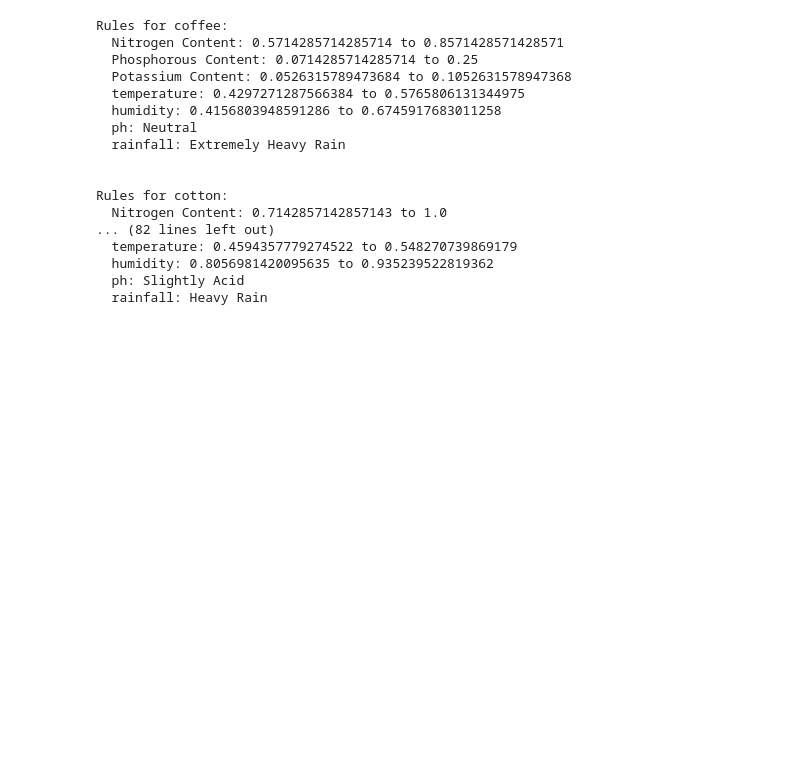
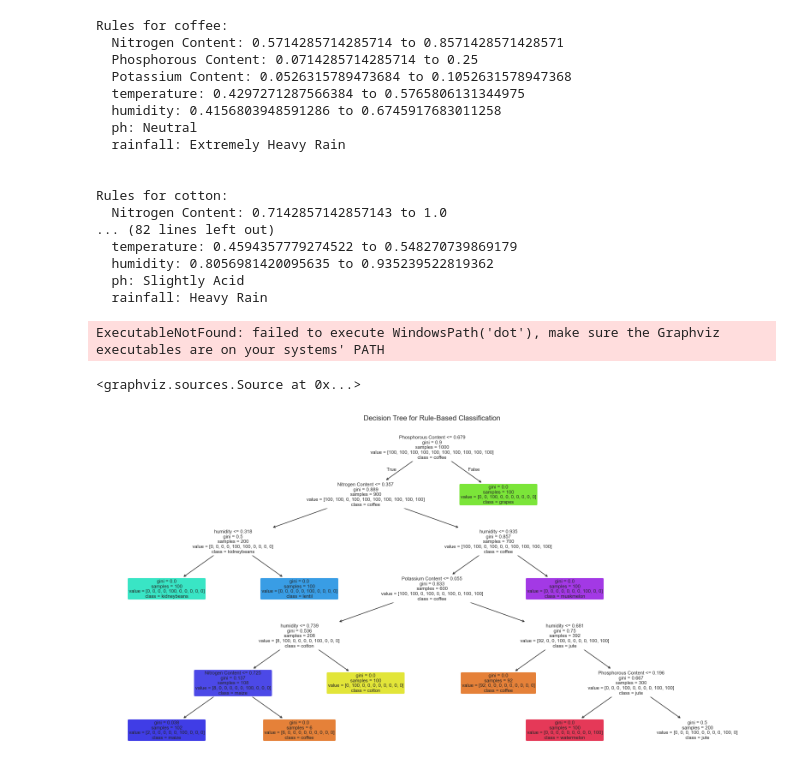
Before and after one commit to Stephen-Coloma/Crop-Recommendation-Machine-Learning, a Jupyter notebook: RuleBasedClassification.ipynb, the cells around one changed output. Drawn from its saved outputs; the diff is of its cells as text; code cells hidden in the pictures; blank space fills up the shorter version.

Commit message:
Created tree visualization for the rule-based classifier

```diff
--- a/RuleBasedClassification.ipynb
+++ b/RuleBasedClassification.ipynb
@@ -49,3 +49,63 @@ Rules for cotton:
   humidity: 0.8056981420095635 to 0.935239522819362
   ph: Slightly Acid
   rainfall: Heavy Rain
+# %%
+from sklearn.tree import DecisionTreeClassifier
+from sklearn.preprocessing import LabelEncoder
+from sklearn import tree
+import graphviz
+
+# Encode categorical features
+data_encoded = data.copy()
+label_encoders = {}
+
+for col in categorical_columns + ["label"]:
+    le = LabelEncoder()
+    data_encoded[col] = le.fit_transform(data_encoded[col])
+    label_encoders[col] = le
+
+# Split features and target
+X = data_encoded[numerical_columns + categorical_columns]
+y = data_encoded["label"]
+
+# Train a decision tree classifier
+clf = DecisionTreeClassifier(max_depth=4, random_state=42)
+clf.fit(X, y)
+
+# Generate decision tree visualization
+dot_data = tree.export_graphviz(
+    clf, out_file=None, feature_names=X.columns, class_names=label_encoders["label"].classes_,
+    filled=True, rounded=True, special_characters=True
+)
+
+# Display the decision tree
+graph = graphviz.Source(dot_data)
+graph
+# %% [output]
+ExecutableNotFound: failed to execute WindowsPath('dot'), make sure the Graphviz executables are on your systems' PATH
+<graphviz.sources.Source at 0x...>
+# %%
+import matplotlib.pyplot as plt
+from sklearn.tree import DecisionTreeClassifier, plot_tree
+from sklearn.preprocessing import LabelEncoder
+
+data_encoded = data.copy()
+label_encoders = {}
+
+for col in categorical_columns + ["label"]:
+    le = LabelEncoder()
+    data_encoded[col] = le.fit_transform(data_encoded[col])
+    label_encoders[col] = le
+
+X = data_encoded[numerical_columns + categorical_columns]
+y = data_encoded["label"]
+
+clf = DecisionTreeClassifier(max_depth=6, random_state=42)
+clf.fit(X, y)
+
+plt.figure(figsize=(20,10))
+plot_tree(clf, feature_names=X.columns, class_names=label_encoders["label"].classes_, filled=True, rounded=True, fontsize=8)
+plt.title("Decision Tree for Rule-Based Classification")
+plt.show()
+# %% [output]
+[figure, added]
```
